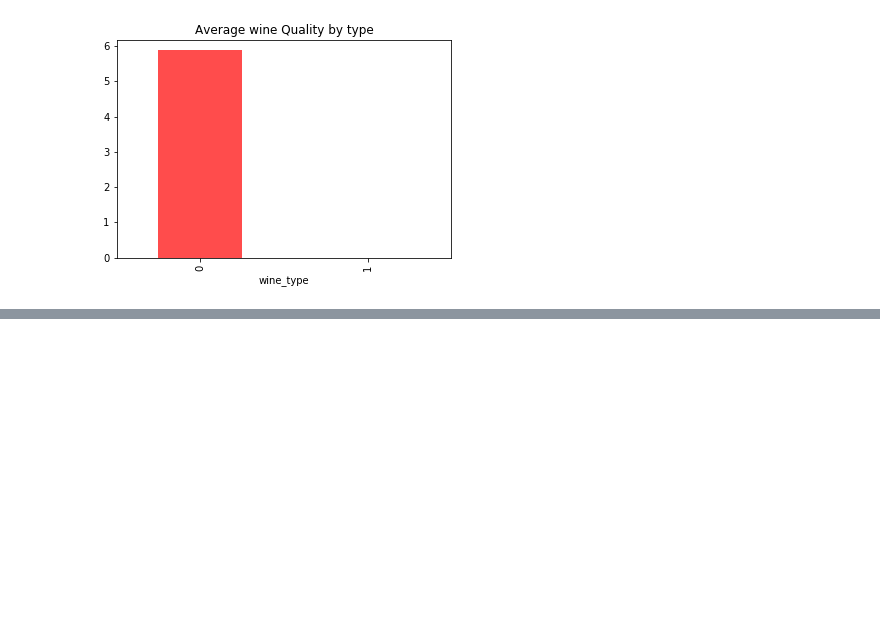
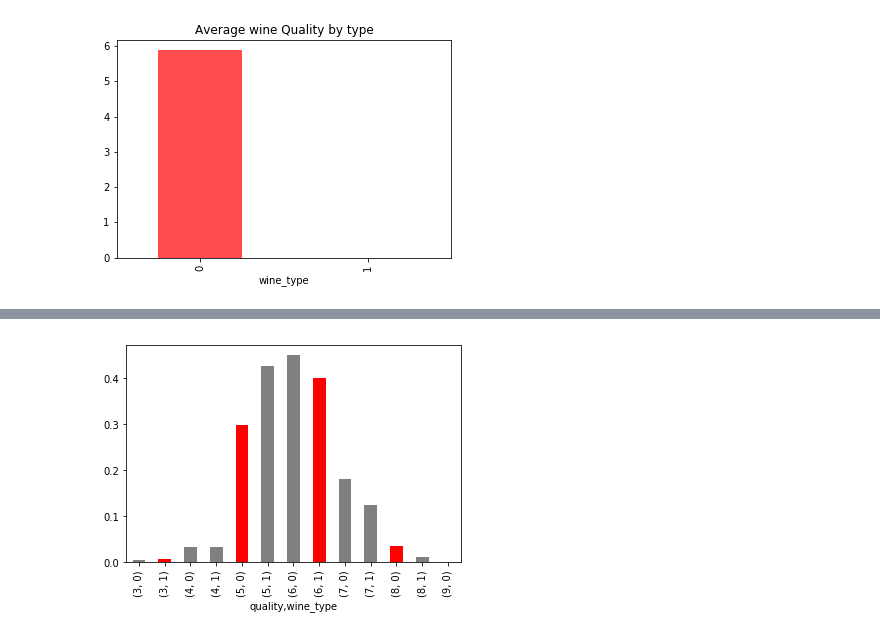
Before and after one commit to PadmarajBhat/DataAnalyst-1, a Jupyter notebook: The Data Analysis Process/Data Analysis Process Notes.ipynb, the cells around one changed output, grey strips where cells are left out. Cells and saved outputs as stored; diff of their text form; code cells hidden in the pictures; blank space fills up the shorter version.

```diff
--- a/The Data Analysis Process/Data Analysis Process Notes.ipynb
+++ b/The Data Analysis Process/Data Analysis Process Notes.ipynb
@@ -461,0 +483,4 @@ type_means.plot(kind='bar', title='Average wine Quality by type', color=['red','
+# %%
+proportion.plot(kind='bar', color=['gray', 'red']);
+# %% [output]
+[figure, added]
```
Also changed, not shown: parts of 4 cells of this notebook.
